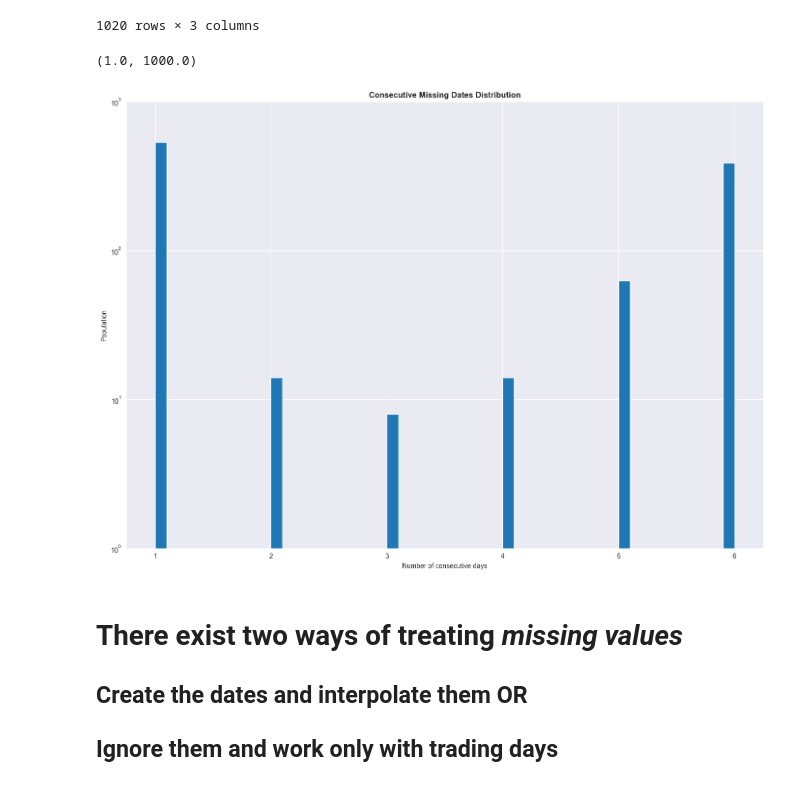
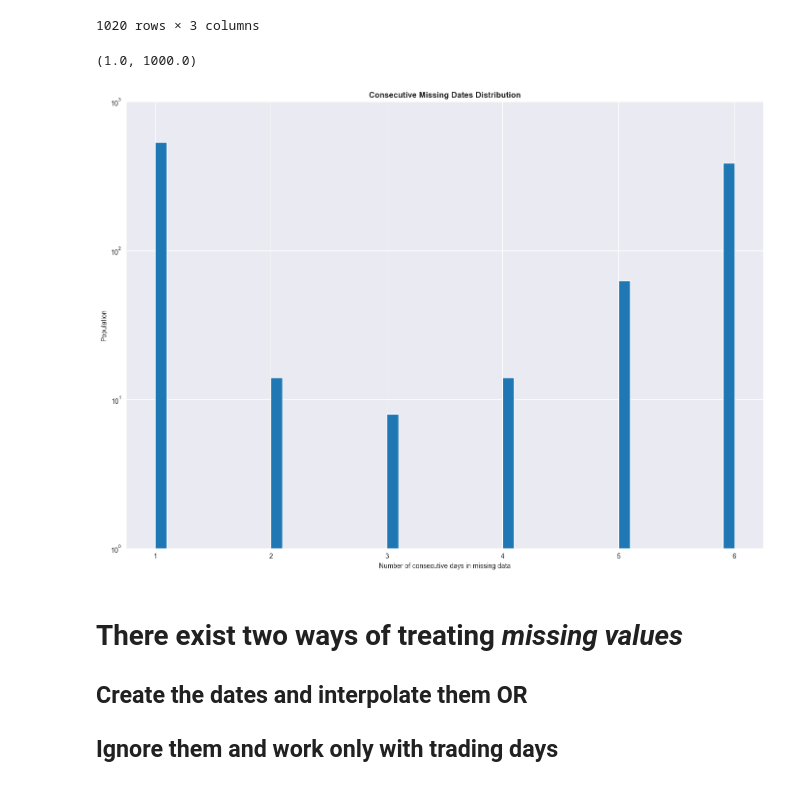
Before and after one commit to agerom/aic2_assignment, a Jupyter notebook: eda.ipynb, the cells around one changed output. Drawn from its saved outputs; the diff is of its cells as text; code cells hidden in the pictures.

```diff
--- a/eda.ipynb
+++ b/eda.ipynb
@@ -197,13 +203,13 @@ df
 1020 rows × 3 columns
 # %%
 (df['time_diff'].dt.total_seconds()/(3600*24)).hist(bins=50,log=True,figsize=(17,12))
-plt.xlabel('Number of consecutive days')
+plt.xlabel('Number of consecutive days in missing data')
 plt.ylabel('Population')
 plt.title('Consecutive Missing Dates Distribution',fontweight = "bold")
 plt.ylim(1e+0,1e+3)
 # %% [output]
 (1.0, 1000.0)
-[figure, old version]
+[figure, new version]
 # %% [markdown]
 # There exist two ways of treating _missing values_
 ## Create the dates and interpolate them OR
```
Also changed, not shown: parts of 50 cells of this notebook, 4 other files.
